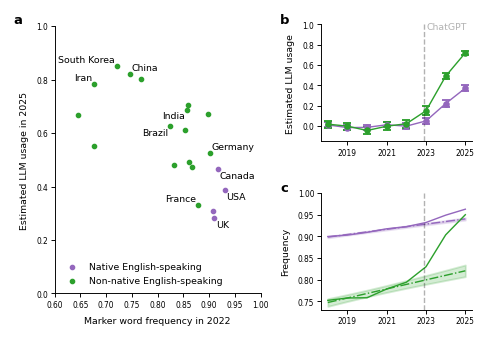
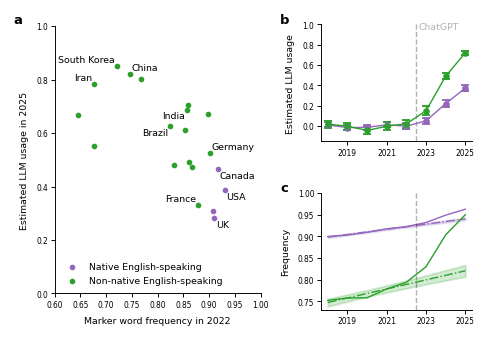
Code edit (unified diff) that turned the first committed figure into the second:
--- before
+++ after
@@ -88,7 +88,7 @@
 
 for ax in [ax2, ax3]:
-    ax.axvline(x=2022 + (11 / 12), linestyle="--", color="black", alpha=0.3)
+    ax.axvline(x=2022.5, linestyle="--", color="black", alpha=0.3)
 ax2.text(
-    x=2022 + (11 / 12) + 0.1,
+    x=2022.6,
     y=0.95,
     s="ChatGPT",

Commit: plot minor edits